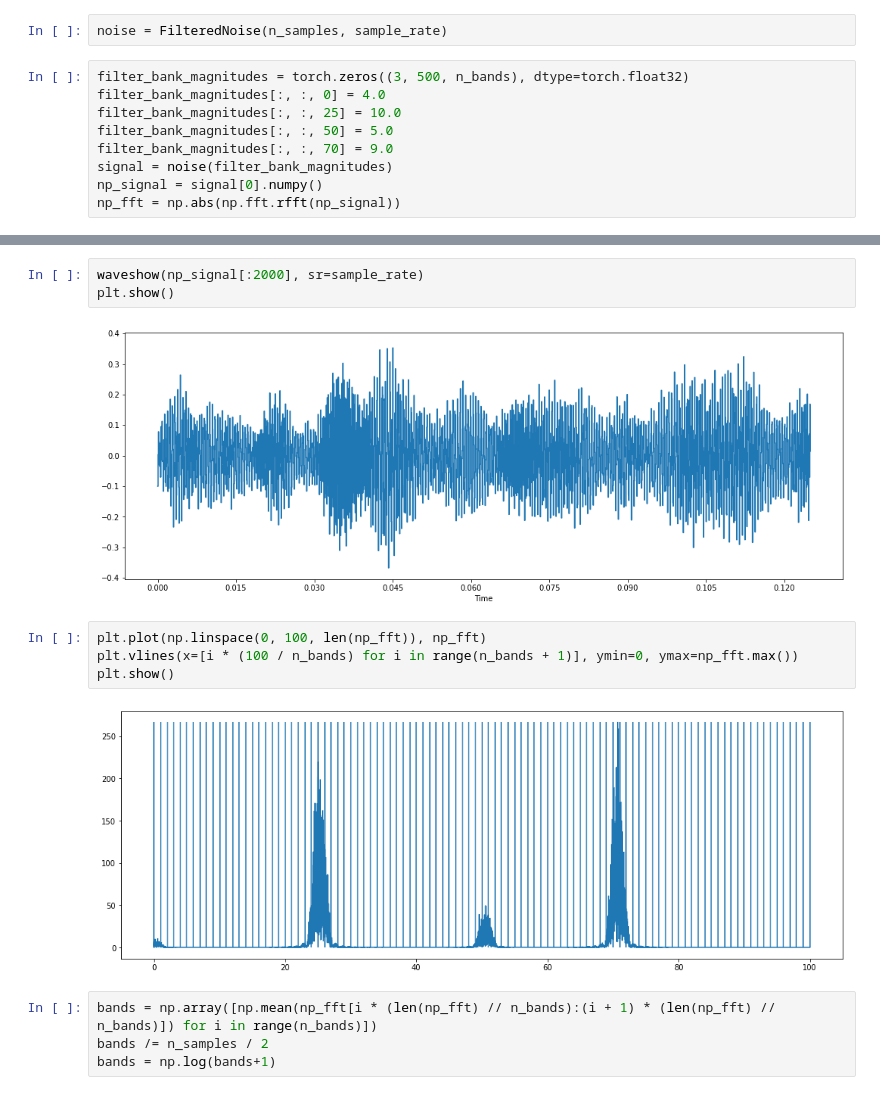
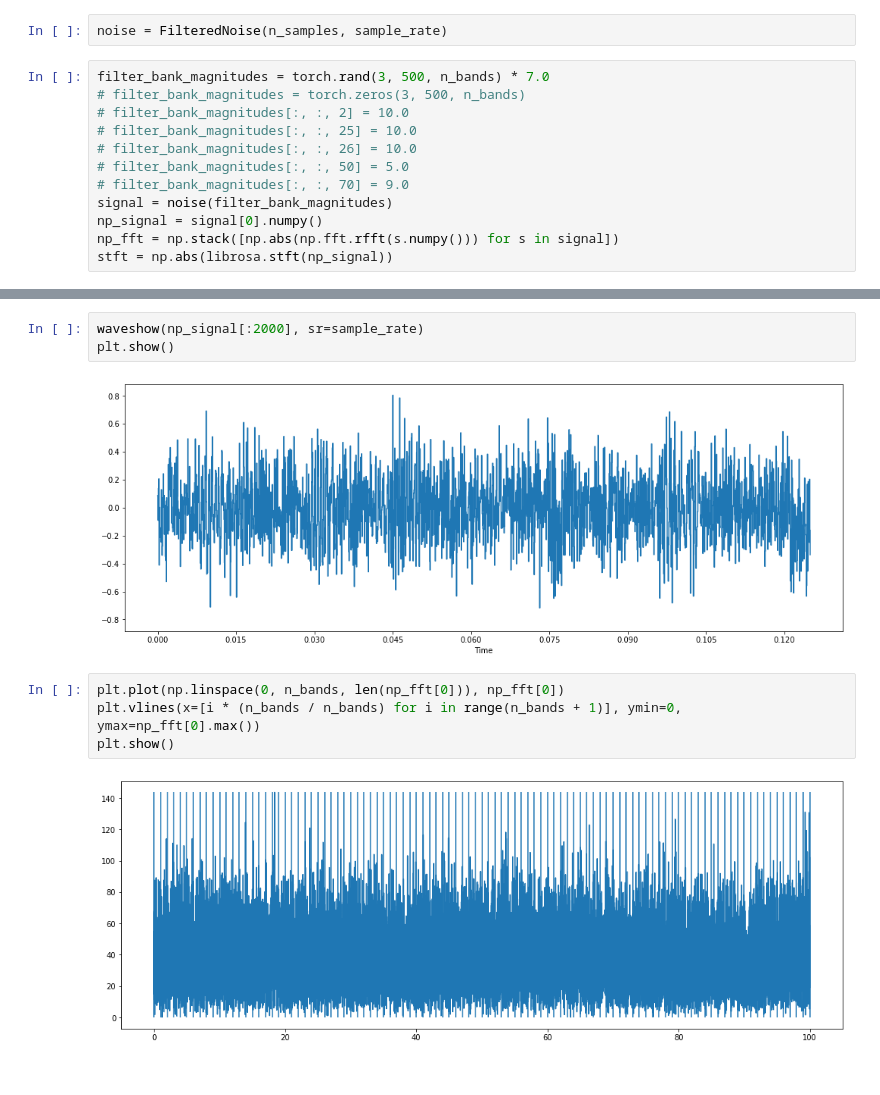
Before and after one commit to kureta/rt_ddsp, a Jupyter notebook: notebooks/FilteredNoise Synthesizer Testing.ipynb, the cells around one changed output, grey strips where cells are left out. Saved outputs shown, nothing was run; the diff lists cells and outputs as text.

Commit message:
WIP: Found a way to test `FilteredNoise`

```diff
--- a/notebooks/FilteredNoise Synthesizer Testing.ipynb
+++ b/notebooks/FilteredNoise Synthesizer Testing.ipynb
@@ -21,12 +22,15 @@ n_bands = 100
 # %%
 noise = FilteredNoise(n_samples, sample_rate)
 # %%
-filter_bank_magnitudes = torch.zeros((3, 500, n_bands), dtype=torch.float32)
-filter_bank_magnitudes[:, :, 0] = 4.0
-filter_bank_magnitudes[:, :, 25] = 10.0
-filter_bank_magnitudes[:, :, 50] = 5.0
-filter_bank_magnitudes[:, :, 70] = 9.0
+filter_bank_magnitudes = torch.rand(3, 500, n_bands) * 7.0
+# filter_bank_magnitudes = torch.zeros(3, 500, n_bands)
+# filter_bank_magnitudes[:, :, 2] = 10.0
+# filter_bank_magnitudes[:, :, 25] = 10.0
+# filter_bank_magnitudes[:, :, 26] = 10.0
+# filter_bank_magnitudes[:, :, 50] = 5.0
+# filter_bank_magnitudes[:, :, 70] = 9.0
 signal = noise(filter_bank_magnitudes)
 np_signal = signal[0].numpy()
-np_fft = np.abs(np.fft.rfft(np_signal))
+np_fft = np.stack([np.abs(np.fft.rfft(s.numpy())) for s in signal])
+stft = np.abs(librosa.stft(np_signal))
 # %%
@@ -37,14 +41,10 @@ Audio(np_signal, rate=sample_rate, normalize=False)
 waveshow(np_signal[:2000], sr=sample_rate)
 plt.show()
 # %% [output]
-[figure, old version]
+[figure, new version]
 # %%
-plt.plot(np.linspace(0, 100, len(np_fft)), np_fft)
-plt.vlines(x=[i * (100 / n_bands) for i in range(n_bands + 1)], ymin=0, ymax=np_fft.max())
+plt.plot(np.linspace(0, n_bands, len(np_fft[0])), np_fft[0])
+plt.vlines(x=[i * (n_bands / n_bands) for i in range(n_bands + 1)], ymin=0, ymax=np_fft[0].max())
 plt.show()
 # %% [output]
-[figure, old version]
+[figure, new version]
-# %%
-bands = np.array([np.mean(np_fft[i * (len(np_fft) // n_bands):(i + 1) * (len(np_fft) // n_bands)]) for i in range(n_bands)])
-bands /= n_samples / 2
-bands = np.log(bands+1)
```
Also changed, not shown: parts of 8 cells of this notebook.
